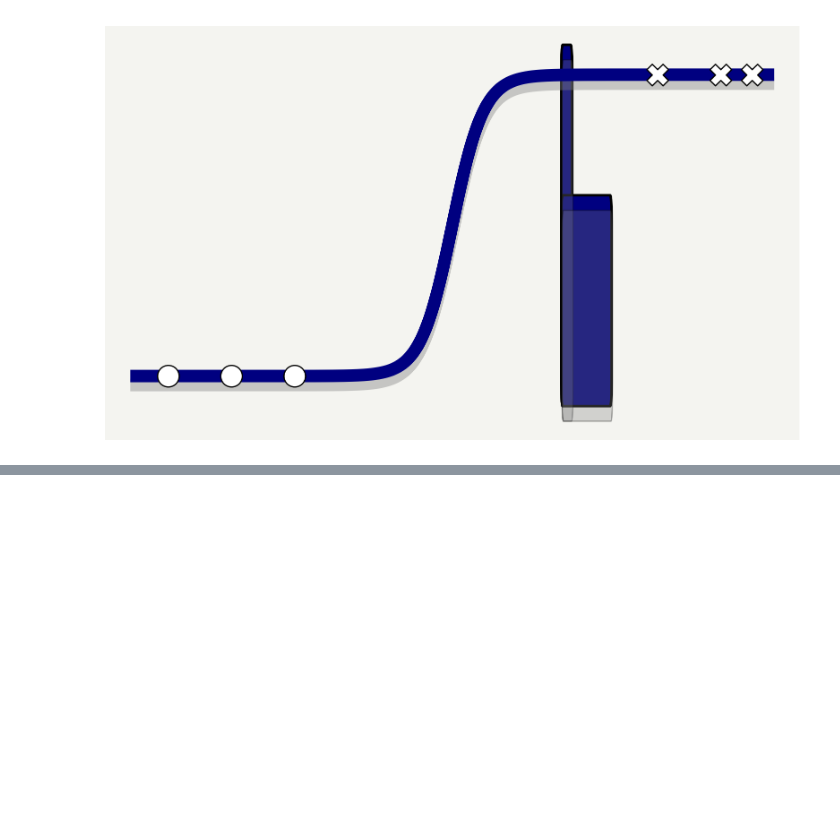
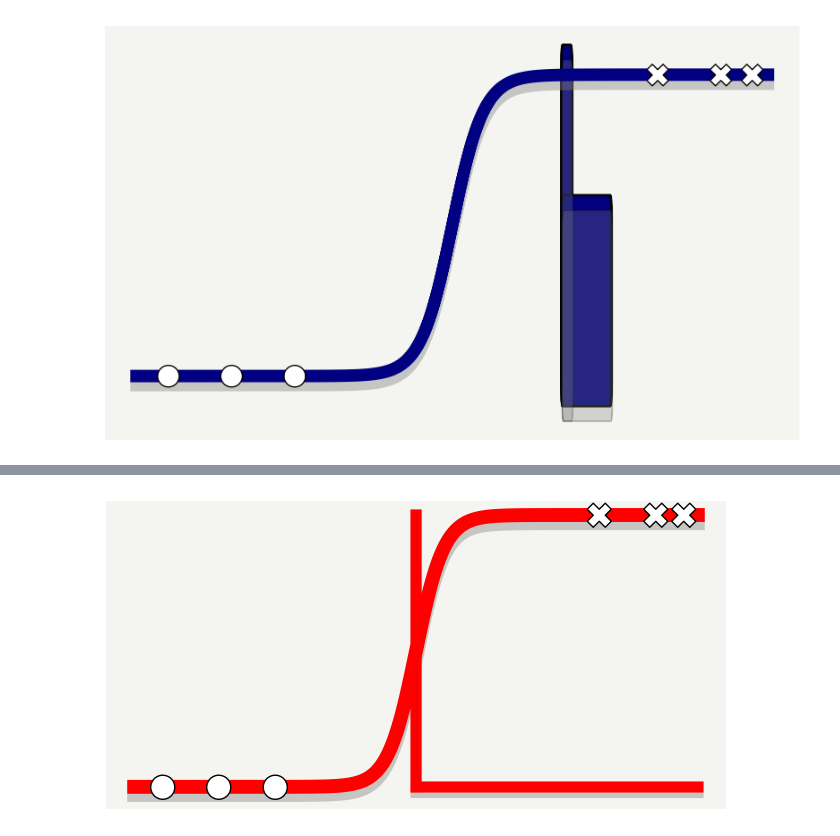
Before and after one commit to nipunbatra/blog, a Jupyter notebook: posts/2024-Jan-2-logo.ipynb, the cells around one changed output, grey strips where cells are left out. Cells and saved outputs as stored; diff of their text form; code cells hidden in the pictures; blank space fills up the shorter version.

```diff
--- a/posts/2024-Jan-2-logo.ipynb
+++ b/posts/2024-Jan-2-logo.ipynb
@@ -267,0 +275,4 @@ ax.spines['bottom'].set_visible(False)
+# %%
+make_logo(fig_size=(8, 4), color='red')
+# %% [output]
+[figure, added]
```
Also changed, not shown: parts of 10 cells of this notebook.
